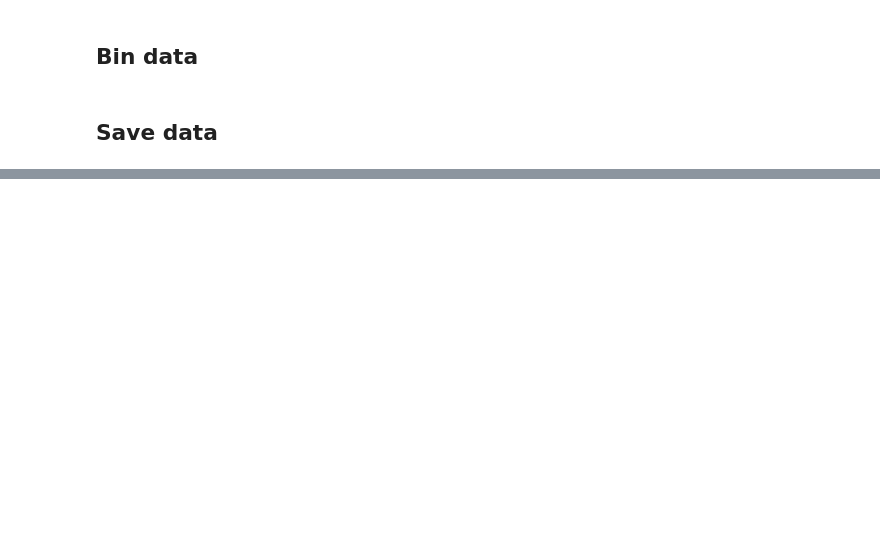
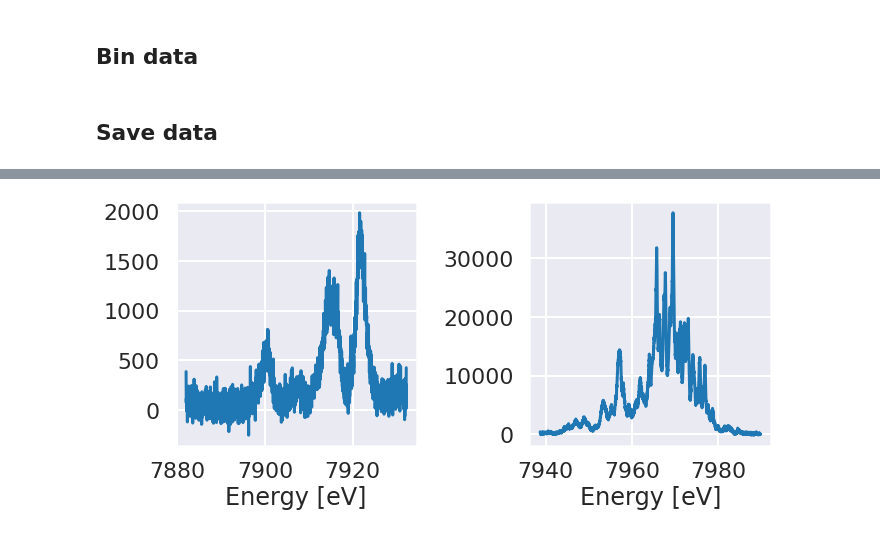
Before and after one commit to arrellc/PhotonDiagControl, a Jupyter notebook: Beamline/PSSS_energy_scan.ipynb, the cells around one changed output, grey strips where cells are left out. Saved outputs shown, nothing was run; the diff lists cells and outputs as text; code cells hidden in the pictures; blank space fills up the shorter version.

```diff
--- a/Beamline/PSSS_energy_scan.ipynb
+++ b/Beamline/PSSS_energy_scan.ipynb
@@ -176,0 +179,22 @@ plt.grid(True)
+# %%
+i_1 = 4
+i_2 = 8
+
+name = ""
+sns.set_style('darkgrid')
+sns.set_context('poster')
+plt.figure(figsize=[10,5])
+plt.suptitle(name)
+plt.subplot(121)
+plt.plot(Scan_e_axis[i_1,:], Scan_spec[i_1,1,:])
+plt.xlabel("Energy [eV]")
+plt.grid(True)
+
+plt.subplot(122)
+plt.plot(Scan_e_axis[i_2,:], Scan_spec[i_2,2,:])
+plt.xlabel("Energy [eV]")
+plt.grid(True)
+plt.tight_layout()
+plt.savefig('/sf/photo/psss/Aramis_spectral_step_single_shot')
+# %% [output]
+[figure, added]
```
Also changed, not shown: parts of 13 cells of this notebook, 18 other files.
